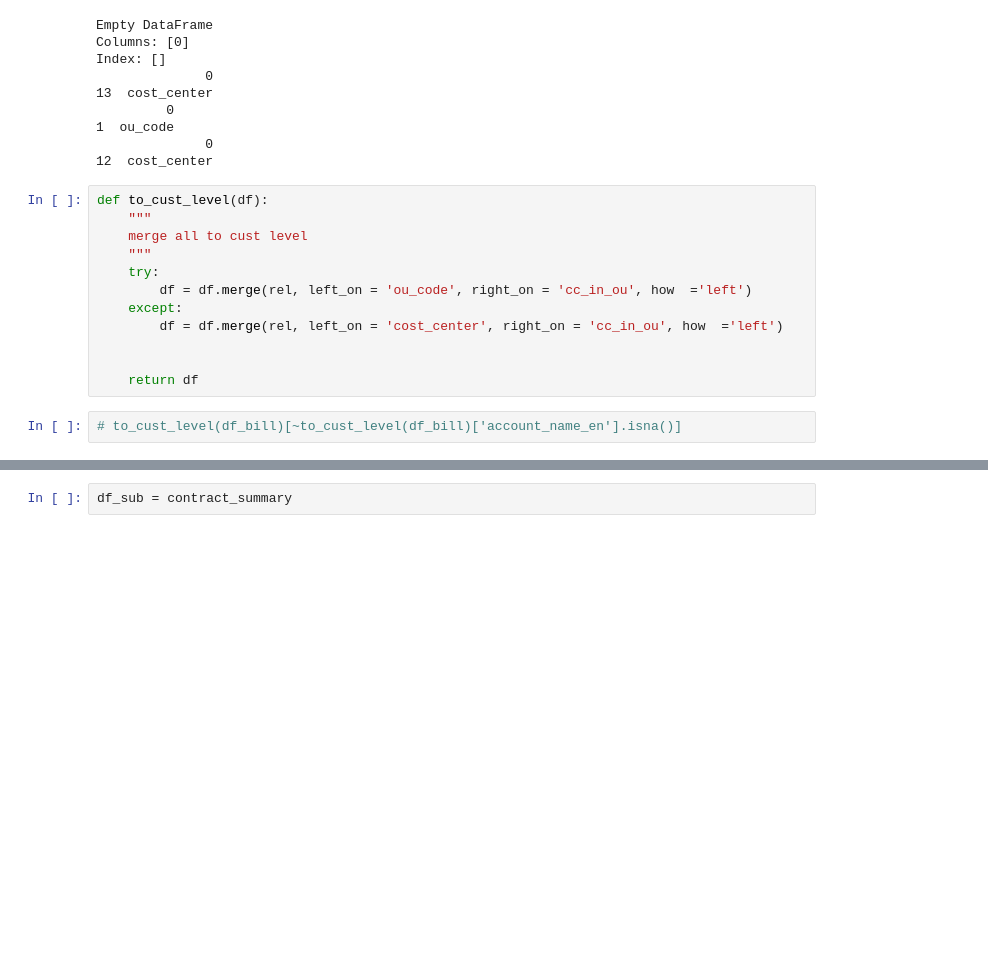
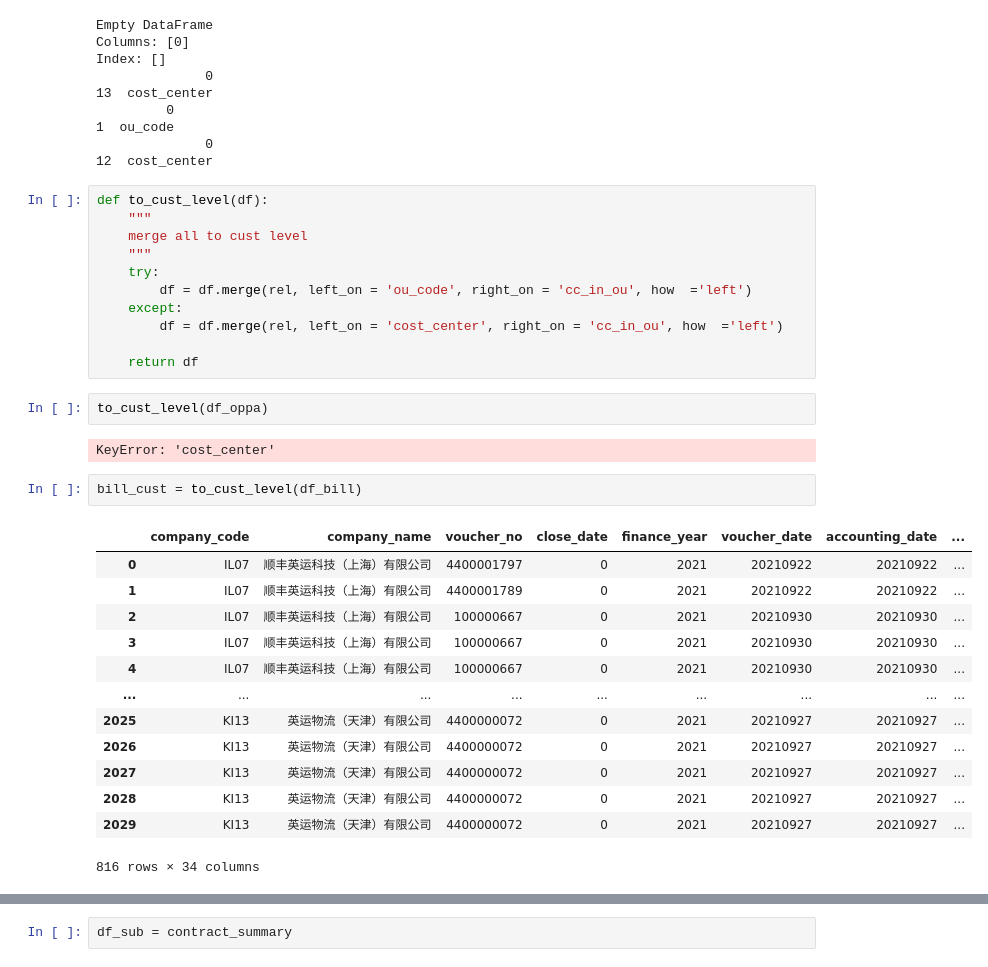
Before and after one commit to fyenne/play8_paint, a Jupyter notebook: profile.ipynb, the cells around one changed output, grey strips where cells are left out. Drawn from its saved outputs; the diff is of its cells as text; blank space fills up the shorter version.

```diff
--- a/profile.ipynb
+++ b/profile.ipynb
@@ -99,8 +100,25 @@ def to_cust_level(df):
     except:
         df = df.merge(rel, left_on = 'cost_center', right_on = 'cc_in_ou', how  ='left')
 
-
     return df
-# %%
-# to_cust_level(df_bill)[~to_cust_level(df_bill)['account_name_en'].isna()]
+# %%
+to_cust_level(df_oppa)
+# %% [output]
+KeyError: 'cost_center'
+# %%
+bill_cust = to_cust_level(df_bill)
+# %% [output]
+|  | company_code | company_name | voucher_no | close_date | finance_year | voucher_date | accounting_date | ... |
+| 0 | IL07 | 顺丰英运科技（上海）有限公司 | 4400001797 | 0 | 2021 | 20210922 | 20210922 | ... |
+| 1 | IL07 | 顺丰英运科技（上海）有限公司 | 4400001789 | 0 | 2021 | 20210922 | 20210922 | ... |
+| 2 | IL07 | 顺丰英运科技（上海）有限公司 | 100000667 | 0 | 2021 | 20210930 | 20210930 | ... |
+| 3 | IL07 | 顺丰英运科技（上海）有限公司 | 100000667 | 0 | 2021 | 20210930 | 20210930 | ... |
+| 4 | IL07 | 顺丰英运科技（上海）有限公司 | 100000667 | 0 | 2021 | 20210930 | 20210930 | ... |
+| ... | ... | ... | ... | ... | ... | ... | ... | ... |
+| 2025 | KI13 | 英运物流（天津）有限公司 | 4400000072 | 0 | 2021 | 20210927 | 20210927 | ... |
+| 2026 | KI13 | 英运物流（天津）有限公司 | 4400000072 | 0 | 2021 | 20210927 | 20210927 | ... |
+| 2027 | KI13 | 英运物流（天津）有限公司 | 4400000072 | 0 | 2021 | 20210927 | 20210927 | ... |
+| 2028 | KI13 | 英运物流（天津）有限公司 | 4400000072 | 0 | 2021 | 20210927 | 20210927 | ... |
+| 2029 | KI13 | 英运物流（天津）有限公司 | 4400000072 | 0 | 2021 | 20210927 | 20210927 | ... |
+816 rows × 34 columns
 # %%
```
Also changed, not shown: parts of 3 cells of this notebook.
